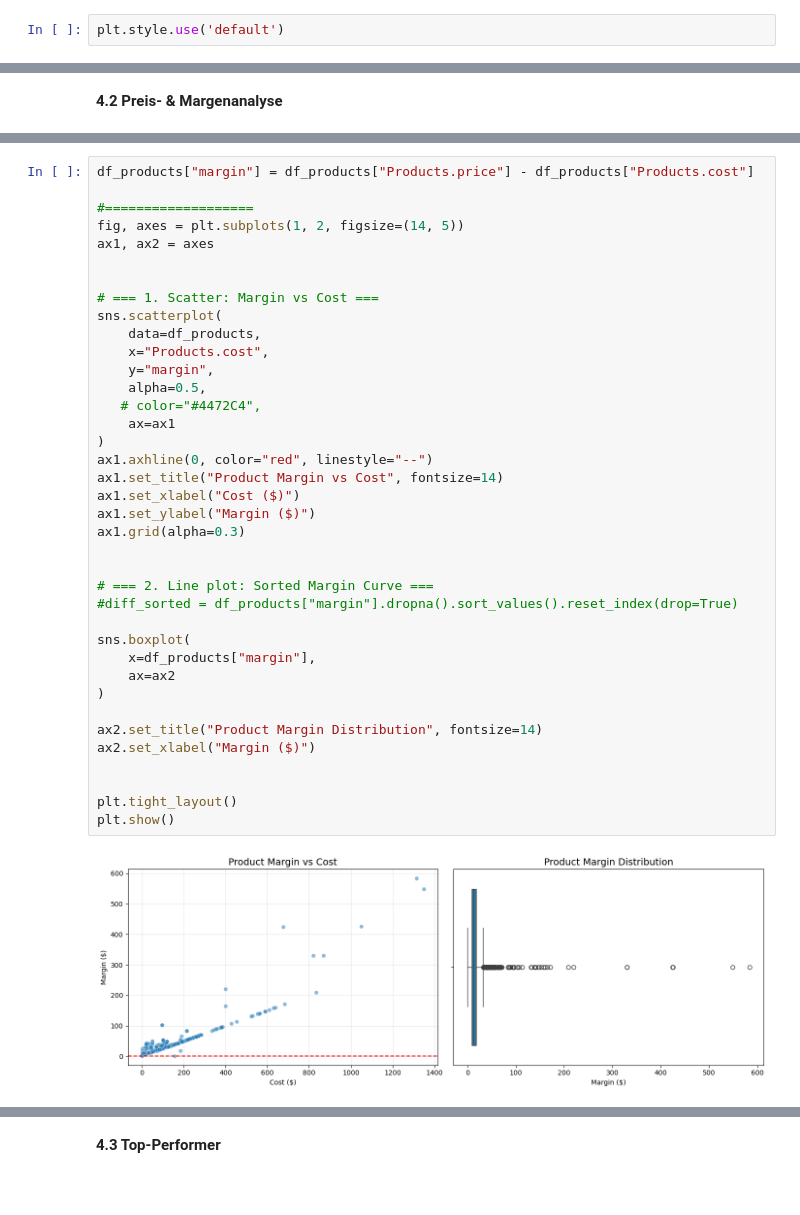
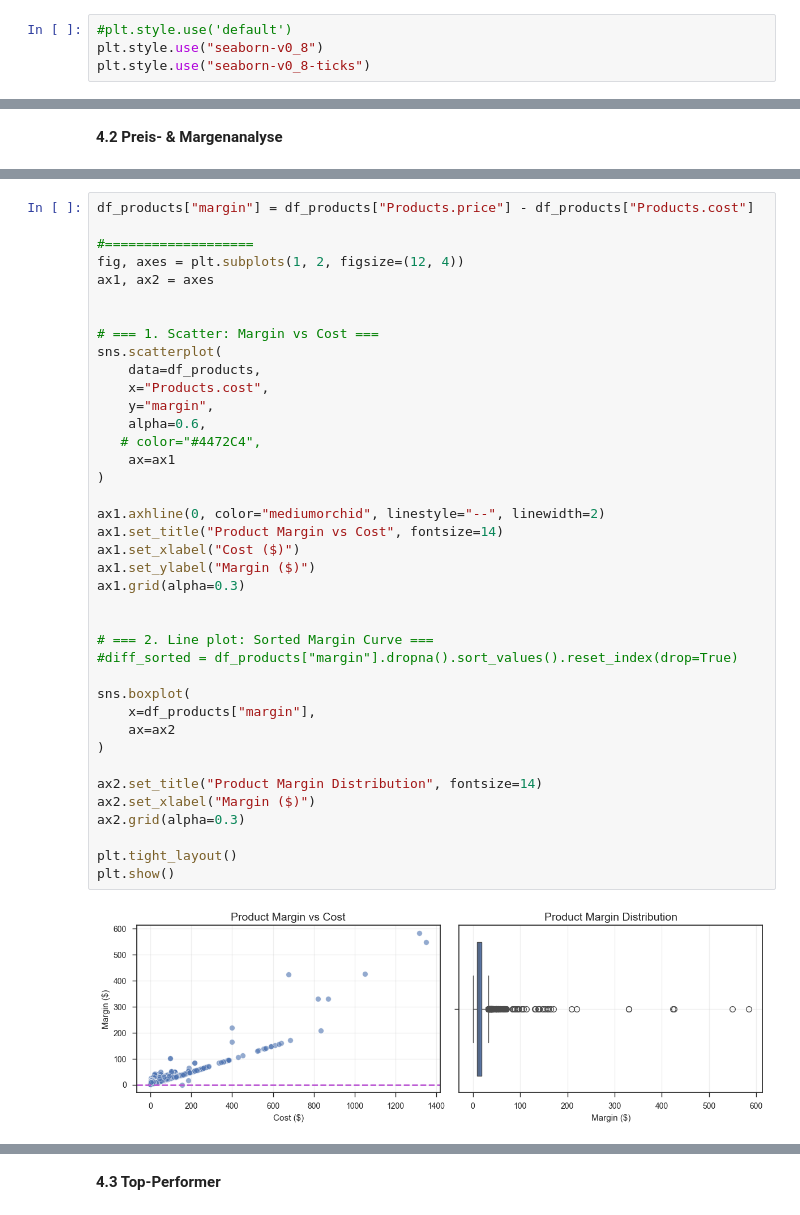
Before and after one commit to data-mosaic/Anna-Project, a Jupyter notebook: notebooks/03_Data_Analysis.ipynb, the cells around one changed output, grey strips where cells are left out. Saved outputs shown, nothing was run; the diff lists cells and outputs as text; blank space fills up the shorter version.

```diff
--- a/notebooks/03_Data_Analysis.ipynb
+++ b/notebooks/03_Data_Analysis.ipynb
@@ -28,7 +28,9 @@ import textwrap
 
 pd.set_option('display.max_columns', None)
 # %%
-plt.style.use('default')
+#plt.style.use('default')
+plt.style.use("seaborn-v0_8")
+plt.style.use("seaborn-v0_8-ticks")
 # %%
 df = pd.read_csv("../data/clean/aggregate_df.csv")
 
@@ -1154,39 +1361,40 @@ plt.show()
 df_products["margin"] = df_products["Products.price"] - df_products["Products.cost"]
 
 #===================
-fig, axes = plt.subplots(1, 2, figsize=(14, 5))
+fig, axes = plt.subplots(1, 2, figsize=(12, 4))
 ax1, ax2 = axes
 
 
 # === 1. Scatter: Margin vs Cost ===
 sns.scatterplot(
     data=df_products,
     x="Products.cost",
     y="margin",
-    alpha=0.5,
+    alpha=0.6,
    # color="#4472C4",
     ax=ax1
 )
-ax1.axhline(0, color="red", linestyle="--")
+
+ax1.axhline(0, color="mediumorchid", linestyle="--", linewidth=2)
 ax1.set_title("Product Margin vs Cost", fontsize=14)
 ax1.set_xlabel("Cost ($)")
 ax1.set_ylabel("Margin ($)")
 ax1.grid(alpha=0.3)
 
 
 # === 2. Line plot: Sorted Margin Curve ===
 #diff_sorted = df_products["margin"].dropna().sort_values().reset_index(drop=True)
 
 sns.boxplot(
     x=df_products["margin"],
     ax=ax2
 )
 
 ax2.set_title("Product Margin Distribution", fontsize=14)
 ax2.set_xlabel("Margin ($)")
-
+ax2.grid(alpha=0.3)
 
 plt.tight_layout()
 plt.show()
 # %% [output]
-[figure, old version]
+[figure, new version]
```
Also changed, not shown: parts of 39 cells of this notebook, 13 other files.
